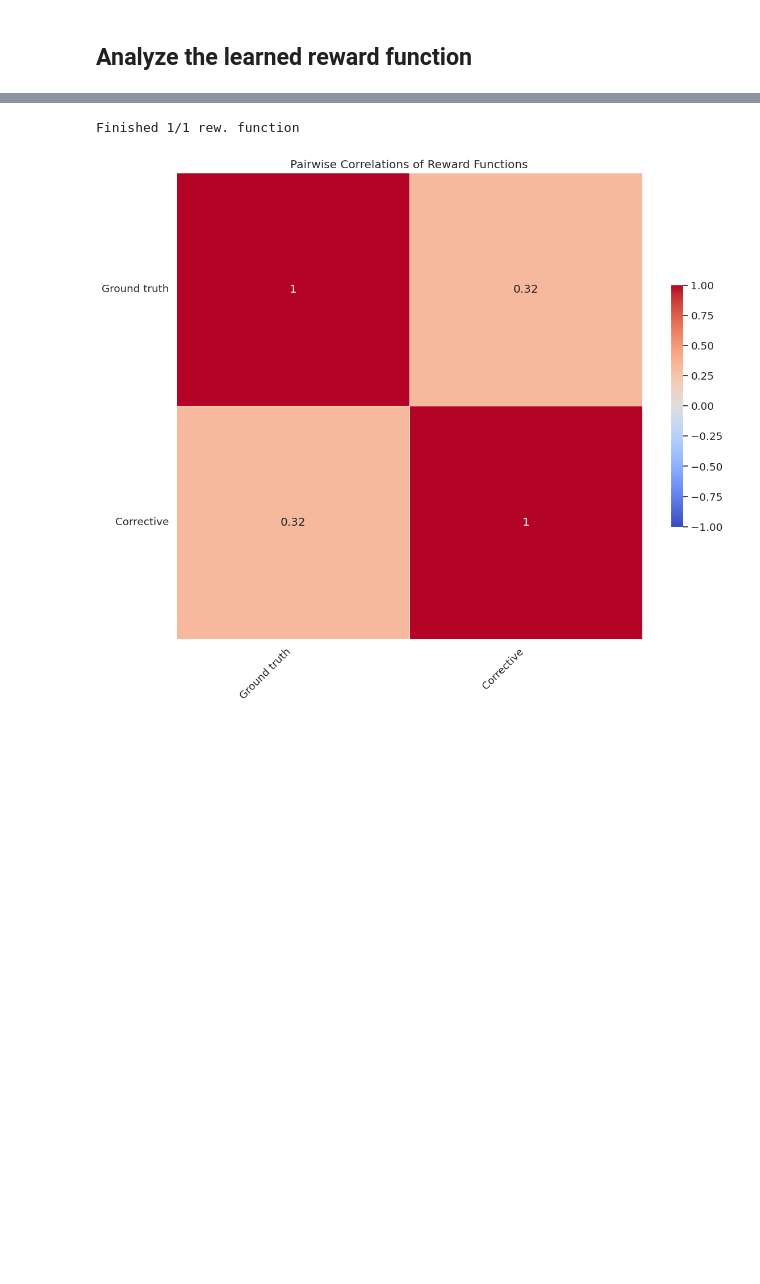
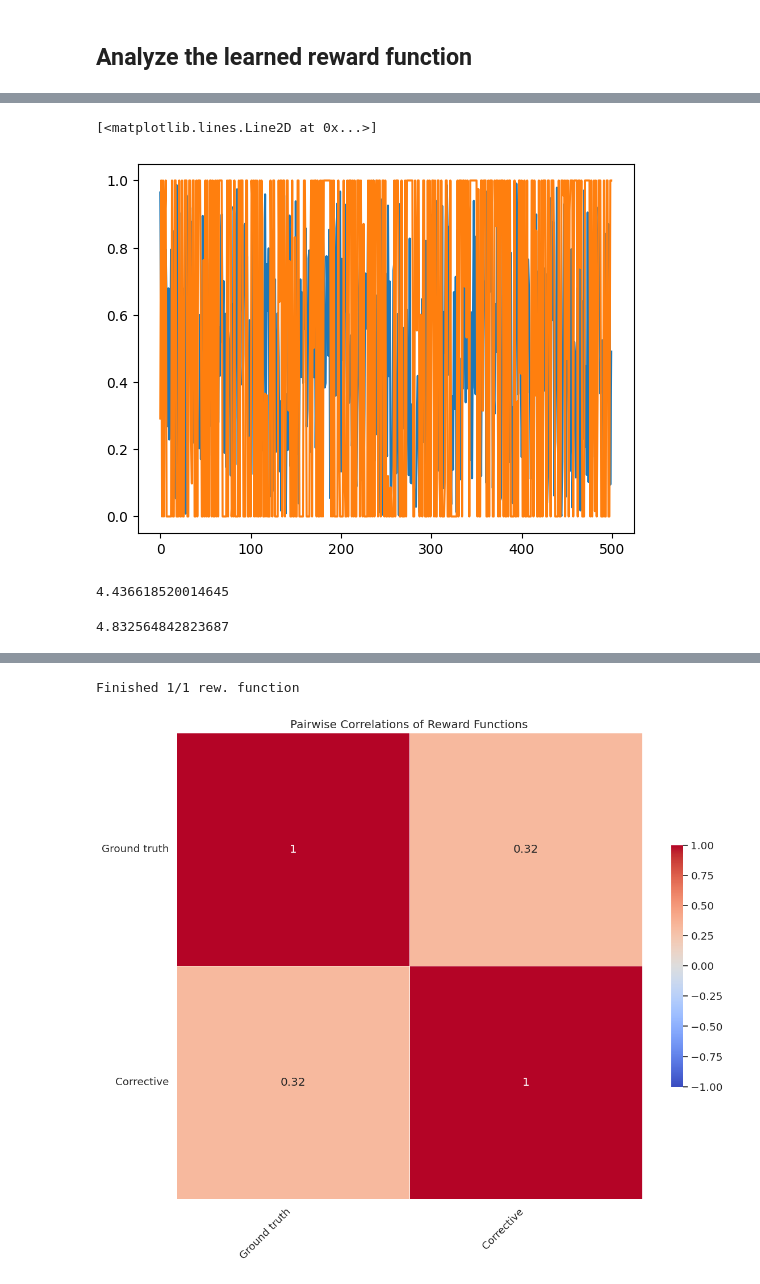
Before and after one commit to ymetz/multi-type-feedback, a Jupyter notebook: rlhf/notebooks/Analyze_Reward_Model_Predictions.ipynb, the cells around one changed output, grey strips where cells are left out. Drawn from its saved outputs; the diff is of its cells as text; code cells hidden in the pictures; blank space fills up the shorter version.

```diff
--- a/rlhf/notebooks/Analyze_Reward_Model_Predictions.ipynb
+++ b/rlhf/notebooks/Analyze_Reward_Model_Predictions.ipynb
@@ -6,3 +6,25 @@ algo = "ppo"
 seed = 6389
 reward_seed = 1789
 num_samples = 500
+# %%
+import numpy as np
+from scipy.stats import truncnorm
+
+def truncated_gaussian_vectorized(mean, width, low=0, upp=9):
+    # Handle scalar inputs
+    scalar_input = np.isscalar(mean) and np.isscalar(width)
+    mean = np.atleast_1d(mean)
+    width = np.atleast_1d(width)
+
+    # Calculate the bounds of the distribution
+    lower = np.maximum(mean - width/2, low)
+    upper = np.minimum(mean + width/2, upp)
+
+    # Calculate parameters for truncated normal distribution
+    a = (lower - mean) / (width / 4)
+    b = (upper - mean) / (width / 4)
+
+    # Generate samples from truncated normal distribution
+    result = truncnorm.rvs(a, b, loc=mean, scale=width / 4, size=mean.shape)
+
+    return result[0] if scalar_input else result
@@ -9,3 +40,24 @@ num_samples = 500
+# %%
+plt.plot(truncated_gaussian_vectorized(a, 17.0, low=0, upp=1))
+#plt.plot(a)
+plt.plot(np.clip(a + np.random.normal(0, 17.0 / 4, size=a.shape), 0, 1))
+# %% [output]
+[<matplotlib.lines.Line2D at 0x...>]
+[figure, added]
+# %%
+sum = []
+for _ in range(50):
+    sum.append(np.linalg.norm(a - truncated_gaussian_vectorized(a, 1.0, low=0, upp=1)))
+np.sum(sum) / 50
+# %% [output]
+4.436618520014645
+# %%
+sum = []
+for _ in range(50):
+    sum.append(np.linalg.norm(a - np.clip(a + np.random.normal(0, 1.0 / 4, size=a.shape), 0, 1)))
+np.sum(sum) / 50
+# %% [output]
+4.832564842823687
 # %%
 import pickle as pkl
 from sklearn.cluster import MiniBatchKMeans
```
Also changed, not shown: parts of 4 cells of this notebook, 26 other files.
